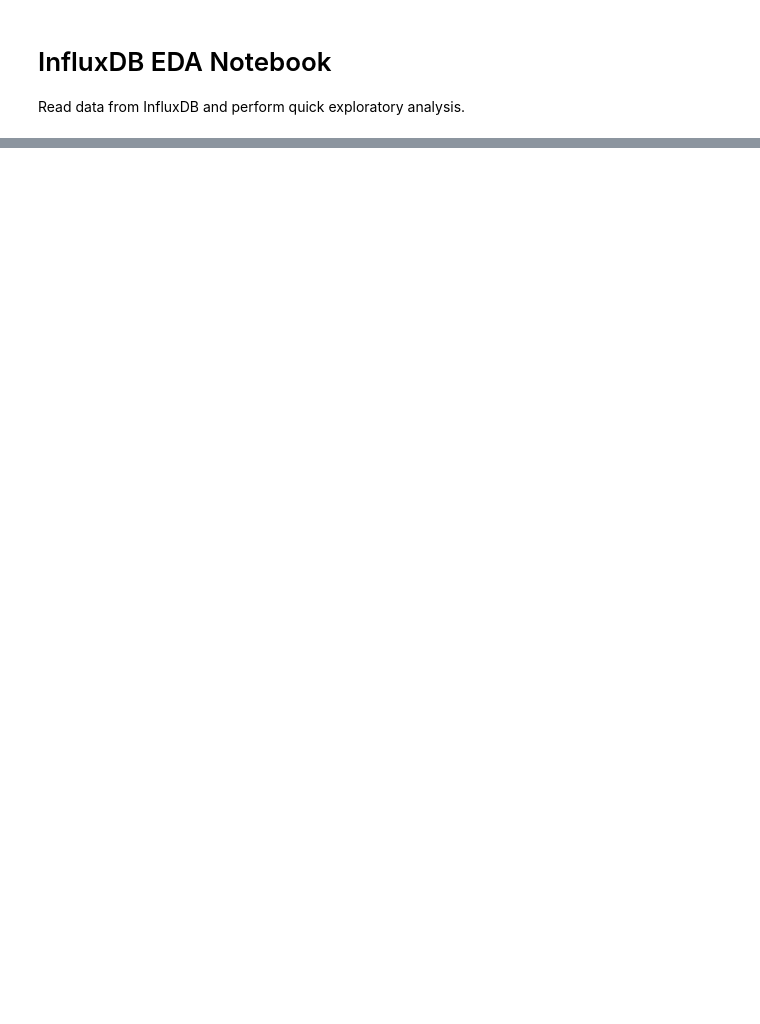
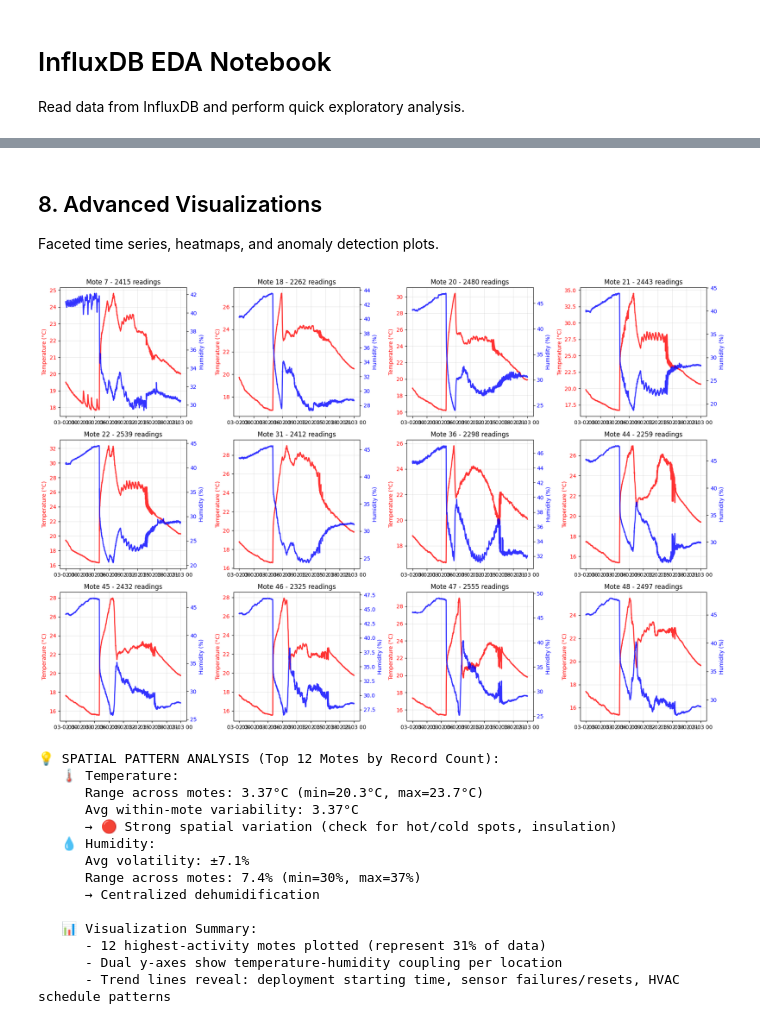
Before and after one commit to aishwaryagulhane05/AAI-530-FINALPROJECT--SIEIS, a Jupyter notebook: notebooks/influx_eda.ipynb, the cells around one changed output, grey strips where cells are left out. Saved outputs shown, nothing was run; the diff lists cells and outputs as text; code cells hidden in the pictures; blank space fills up the shorter version.

```diff
--- a/notebooks/influx_eda.ipynb
+++ b/notebooks/influx_eda.ipynb
@@ -203,0 +799,72 @@ Total points: 8668836
+# %% [markdown]
+## 8. Advanced Visualizations
+Faceted time series, heatmaps, and anomaly detection plots.
+# %%
+# 8.1: Faceted Time Series - Individual Mote Trends
+top_12_motes = df['mote_id'].value_counts().head(12).index
+df_top_12 = df[df['mote_id'].isin(top_12_motes)].sort_values('time')
+
+fig, axes = plt.subplots(3, 4, figsize=(18, 12))
+axes = axes.flatten()
+
+for idx, mote_id in enumerate(sorted(top_12_motes)):
+    mote_data = df_top_12[df_top_12['mote_id'] == mote_id].sort_values('time')
+
+    ax1 = axes[idx]
+    ax2 = ax1.twinx()
+
+    ax1.plot(mote_data['time'], mote_data['temp_c'], 'r-', linewidth=2, label='Temperature', alpha=0.8)
+    ax2.plot(mote_data['time'], mote_data['humidity_pct'], 'b-', linewidth=2, label='Humidity', alpha=0.8)
+
+    ax1.set_ylabel('Temperature (°C)', color='r')
+    ax2.set_ylabel('Humidity (%)', color='b')
+    ax1.tick_params(axis='y', labelcolor='r')
+    ax2.tick_params(axis='y', labelcolor='b')
+    ax1.set_title(f'Mote {mote_id} - {len(mote_data)} readings')
+    ax1.grid(alpha=0.3)
+
+plt.tight_layout()
+plt.show()
+
+print("\n💡 SPATIAL PATTERN ANALYSIS (Top 12 Motes by Record Count):")
+mote_means = df_top_12.groupby('mote_id')[['temp_c', 'humidity_pct']].mean()
+temp_stddev_motes = df_top_12.groupby('mote_id')['temp_c'].std().mean()
+mote_volatility = df_top_12.groupby('mote_id')['humidity_pct'].std().mean()
+temp_extremes = mote_means['temp_c'].max() - mote_means['temp_c'].min()
+
+print(f"   🌡️ Temperature:")
+print(f"      Range across motes: {temp_extremes:.2f}°C (min={mote_means['temp_c'].min():.1f}°C, max={mote_means['temp_c'].max():.1f}°C)")
+print(f"      Avg within-mote variability: {temp_stddev_motes:.2f}°C")
+if temp_extremes < 1:
+    print(f"      → ✅ Thermally uniform space (excellent HVAC distribution)")
+elif temp_extremes < 3:
+    print(f"      → ⚠️ Mild stratification (typical multi-zone building)")
+else:
+    print(f"      → 🔴 Strong spatial variation (check for hot/cold spots, insulation)")
+
+print(f"   💧 Humidity:")
+print(f"      Avg volatility: ±{mote_volatility:.1f}%")
+hum_range = mote_means['humidity_pct'].max() - mote_means['humidity_pct'].min()
+print(f"      Range across motes: {hum_range:.1f}% (min={mote_means['humidity_pct'].min():.0f}%, max={mote_means['humidity_pct'].max():.0f}%)")
+print(f"      → {'Centralized dehumidification' if hum_range < 10 else 'Localized moisture sources or poor mixing' if hum_range > 20 else 'Balanced humidity control'}")
+
+print(f"\n   📊 Visualization Summary:")
+print(f"      - {len(top_12_motes)} highest-activity motes plotted (represent {100*len(df_top_12)/len(df):.0f}% of data)")
+print(f"      - Dual y-axes show temperature-humidity coupling per location")
+print(f"      - Trend lines reveal: deployment starting time, sensor failures/resets, HVAC schedule patterns")
+# %% [output]
+[figure, added]
+💡 SPATIAL PATTERN ANALYSIS (Top 12 Motes by Record Count):
+   🌡️ Temperature:
+      Range across motes: 3.37°C (min=20.3°C, max=23.7°C)
+      Avg within-mote variability: 3.37°C
+      → 🔴 Strong spatial variation (check for hot/cold spots, insulation)
+   💧 Humidity:
+      Avg volatility: ±7.1%
+      Range across motes: 7.4% (min=30%, max=37%)
+      → Centralized dehumidification
+
+   📊 Visualization Summary:
+      - 12 highest-activity motes plotted (represent 31% of data)
+      - Dual y-axes show temperature-humidity coupling per location
+      - Trend lines reveal: deployment starting time, sensor failures/resets, HVAC schedule patterns
```
Also changed, not shown: parts of 33 cells of this notebook.
